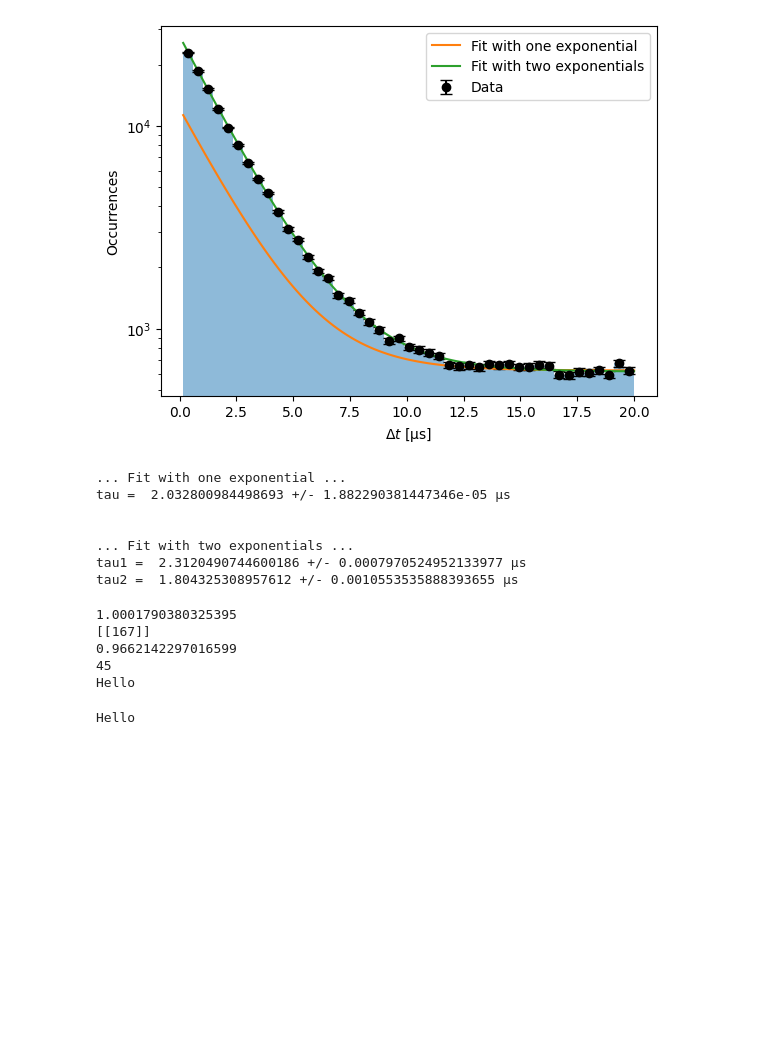
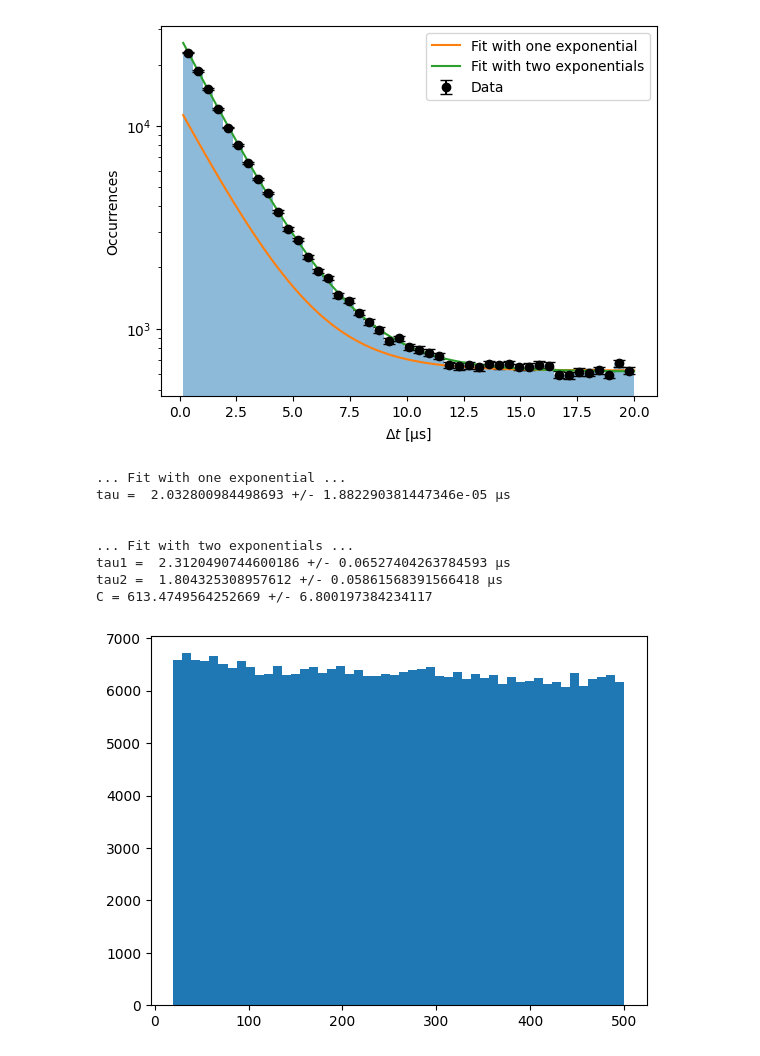
Before and after one commit to hindtaibi/BigMuoneXperiment, a Jupyter notebook: BigAnalysis.ipynb, the cells around one changed output. Drawn from its saved outputs; the diff is of its cells as text; code cells hidden in the pictures; blank space fills up the shorter version.

Commit message:
Constant fit

```diff
--- a/BigAnalysis.ipynb
+++ b/BigAnalysis.ipynb
@@ -536,29 +528,32 @@ print('\n')
 print('... Fit with two exponentials ...')
 print('tau1 = ', tau1, '+/-', tau1_err, 'µs')
 print('tau2 = ', tau2, '+/-', tau2_err, 'µs')
+print("C =", CC, '+/-', CC_err)
 # %% [output]
 ... Fit with one exponential ...
 tau =  2.032800984498693 +/- 1.882290381447346e-05 µs
 
 
 ... Fit with two exponentials ...
-tau1 =  2.3120490744600186 +/- 0.0007970524952133977 µs
-tau2 =  1.804325308957612 +/- 0.0010553535888393655 µs
+tau1 =  2.3120490744600186 +/- 0.06527404263784593 µs
+tau2 =  1.804325308957612 +/- 0.05861568391566418 µs
+C = 613.4749564252669 +/- 6.800197384234117
-# %%
-chi2_lst = np.array(chi2_lst)
-print(min(np.abs(1-chi2_lst))+1)
-
-print(np.argwhere(chi2_lst == min(np.abs(1-chi2_lst))+1))
-
-print(chi2_lst[35])
-print(N_bins[35])
-# %% [output]
-1.0001790380325395
-[[167]]
-0.9662142297016599
-45
-Hello
-# %%
-print("Hello")
-# %% [output]
-Hello
+# %%
+def constant(x, C) : return C
+
+dt_min = 20
+dt_max = 500
+mask3 = nrj2[1:][(dt2<dt_max) & (dt2>dt_min) & (nrj2[:-1]<0.25e6) & (nrj2[1:]<0.25e6)] < nrj2[:-1][(dt2<dt_max) & (dt2>dt_min) & (nrj2[:-1]<0.25e6) & (nrj2[1:]<0.25e6)]
+
+dt_C = dt2[(dt2<dt_max) & (dt2>dt_min) & (nrj2[:-1]<0.25e6) & (nrj2[1:]<0.25e6)][mask3]
+N_bins = 45
+hist = np.histogram(dt_C, bins = N_bins)
+x = hist[1][1:]-(hist[1][1]-hist[1][0])/2
+y = hist[0]
+y_err = np.sqrt(y)
+
+plt.figure()
+plt.hist(dt_C, bins = 50)
+plt.show()
+# %% [output]
+[figure, added]
```
Also changed, not shown: parts of 4 cells of this notebook.
